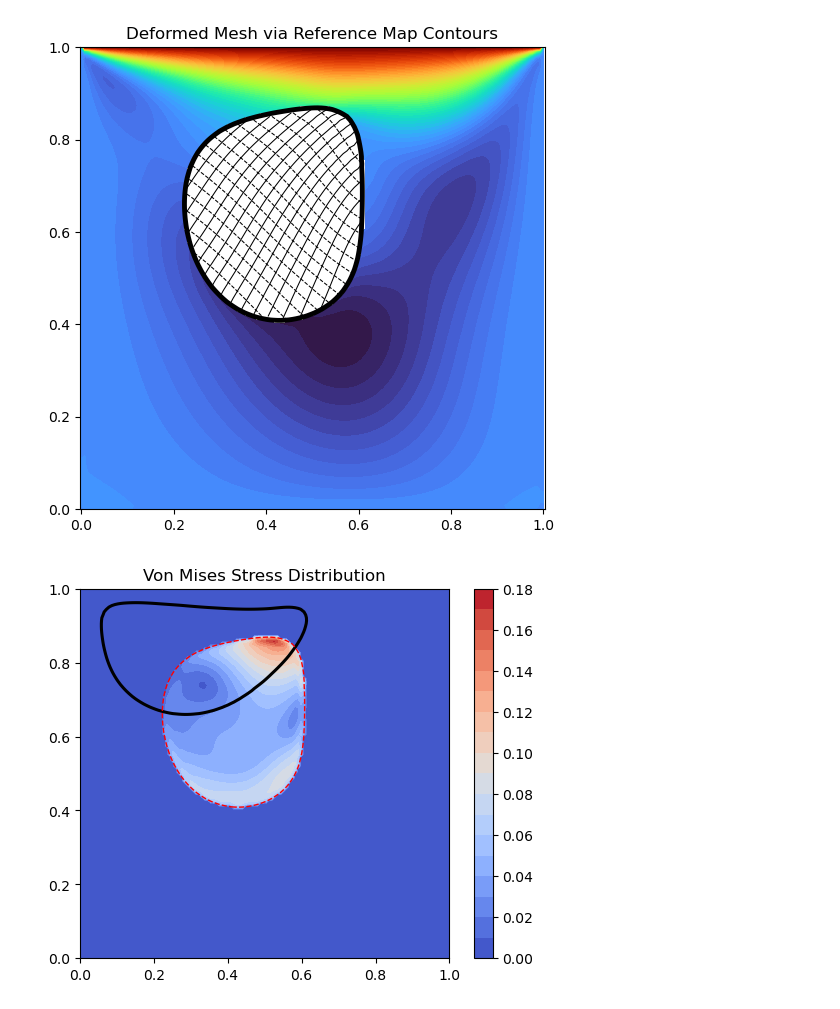
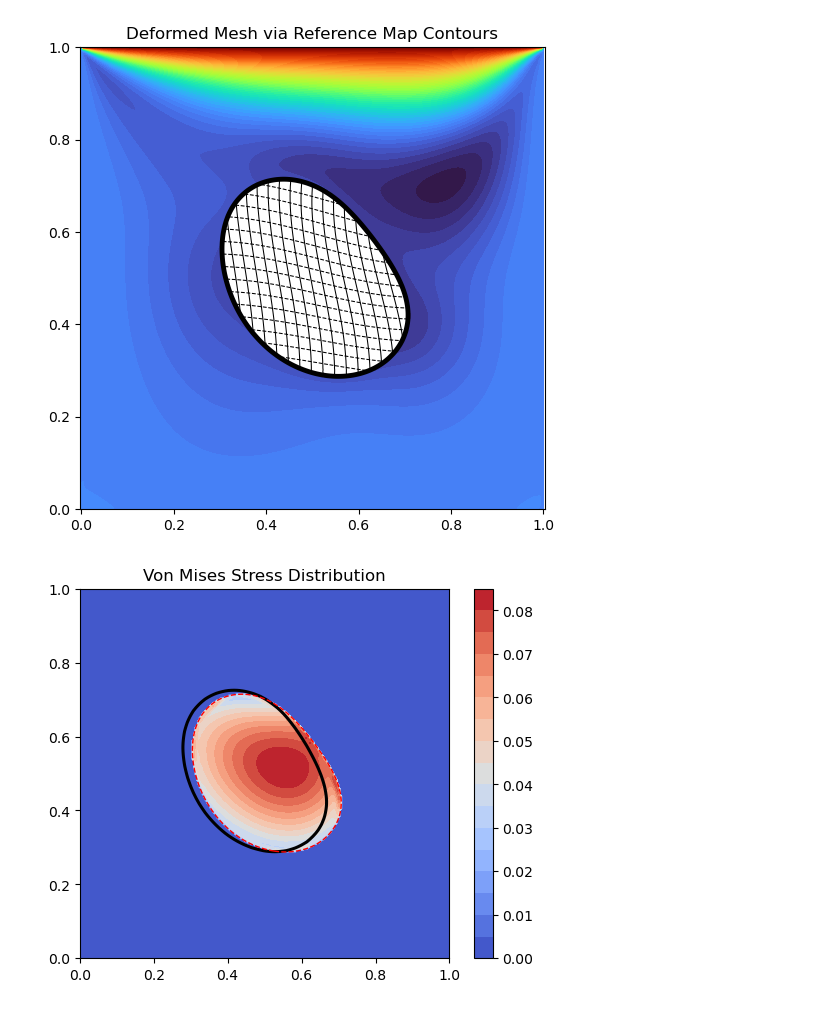
Before and after one commit to samanseifi/pyRMT, a Jupyter notebook: plotting.ipynb, the cells around one changed output. Cells and saved outputs as stored; diff of their text form; code cells hidden in the pictures.

```diff
--- a/plotting.ipynb
+++ b/plotting.ipynb
@@ -125,7 +125,7 @@ def reinitialize_phi_PDE(phi_in, dx, dy, num_iters, apply_phi_BCs_func, dt_reini
 with h5py.File("frames_128x128_new/data_00001.h5", "r") as f:
     phi00 = f["phi"][:]
 
-with h5py.File("frames_128x128_new/data_42000.h5", "r") as f:
+with h5py.File("frames_128x128_benchmark/data_015300.h5", "r") as f:
     phi0 = f["phi"][:]
     sigma_xx0 = f["sigma_xx"][:]
     sigma_xy0 = f["sigma_xy"][:]
@@ -139,7 +139,7 @@ with h5py.File("frames_128x128_new/data_42000.h5", "r") as f:
     div_vel0 = f["div_vel"][:]
 
 
-with h5py.File("frames/data_93700.h5", "r") as f:
+with h5py.File("frames/data_16300.h5", "r") as f:
     phi = f["phi"][:]
     sigma_xx = f["sigma_xx"][:]
     sigma_xy = f["sigma_xy"][:]
@@ -154,7 +154,7 @@ with h5py.File("frames/data_93700.h5", "r") as f:
 # %%
 # plot the benchmark at cavity center line
 Ny0 = Nx0 = 128
-Ny = Nx = 128
+Ny = Nx = 256
 y0 = np.linspace(0, 1, Ny0)
 y = np.linspace(0, 1, Ny)
 
@@ -206,5 +206,5 @@ plt.show()
 # %%
-# phi0 = reinitialize_phi_PDE(phi0, dx, dy, num_iters=200, apply_phi_BCs_func=None, dt_reinit_factor=0.1)
+phi = reinitialize_phi_PDE(phi, dx, dy, num_iters=200, apply_phi_BCs_func=None, dt_reinit_factor=0.01)
 plt.contourf(X, Y, phi, levels=100, cmap="jet")
 plt.contour(X,Y, phi, levels=[0])
 plt.axis('equal')
@@ -241,26 +243,26 @@ plt.title("Deformed Mesh via Reference Map Contours")
 plt.axis('equal')
 plt.show()
 # %% [output]
-[figure, old version]
+[figure, new version]
 # %%
 # smooth out the data
 solid_mask = phi <= 0
 sigma_vmises = np.sqrt(sigma_xx**2 - sigma_xx*sigma_yy + sigma_yy**2 + 3*sigma_xy**2)
-sigma_vmises = gaussian_filter(sigma_vmises, sigma=0.1)
+# sigma_vmises = gaussian_filter(sigma_vmises, sigma=0.1)
 
 sigma_vmises0 = np.sqrt(sigma_xx0**2 - sigma_xx0*sigma_yy0 + sigma_yy0**2 + 3*sigma_xy0**2)
-sigma_vmises0 = gaussian_filter(sigma_vmises0, sigma=0.1)
+# sigma_vmises0 = gaussian_filter(sigma_vmises0, sigma=0.1)
 plt.contourf(X,Y, sigma_vmises, levels=20, cmap="coolwarm")
 plt.colorbar()
 
 plt.contour(X0, Y0, phi0, levels=[0], colors='black', linewidths=2.2, linestyles='-')
 plt.contour(X,  Y, phi, levels=[0], colors='red', linewidths=1., linestyles='--')
 plt.gca().set_aspect('equal')
 
 plt.title("Von Mises Stress Distribution")
 plt.show()
 # %% [output]
-[figure, old version]
+[figure, new version]
 # %%
 # J = gaussian_filter(J, sigma=1)
 # plt.contour(X0, Y0, phi00, levels=[0], colors='black', linewidths=0.5)
```
Also changed, not shown: parts of 7 cells of this notebook, 3 other files.
